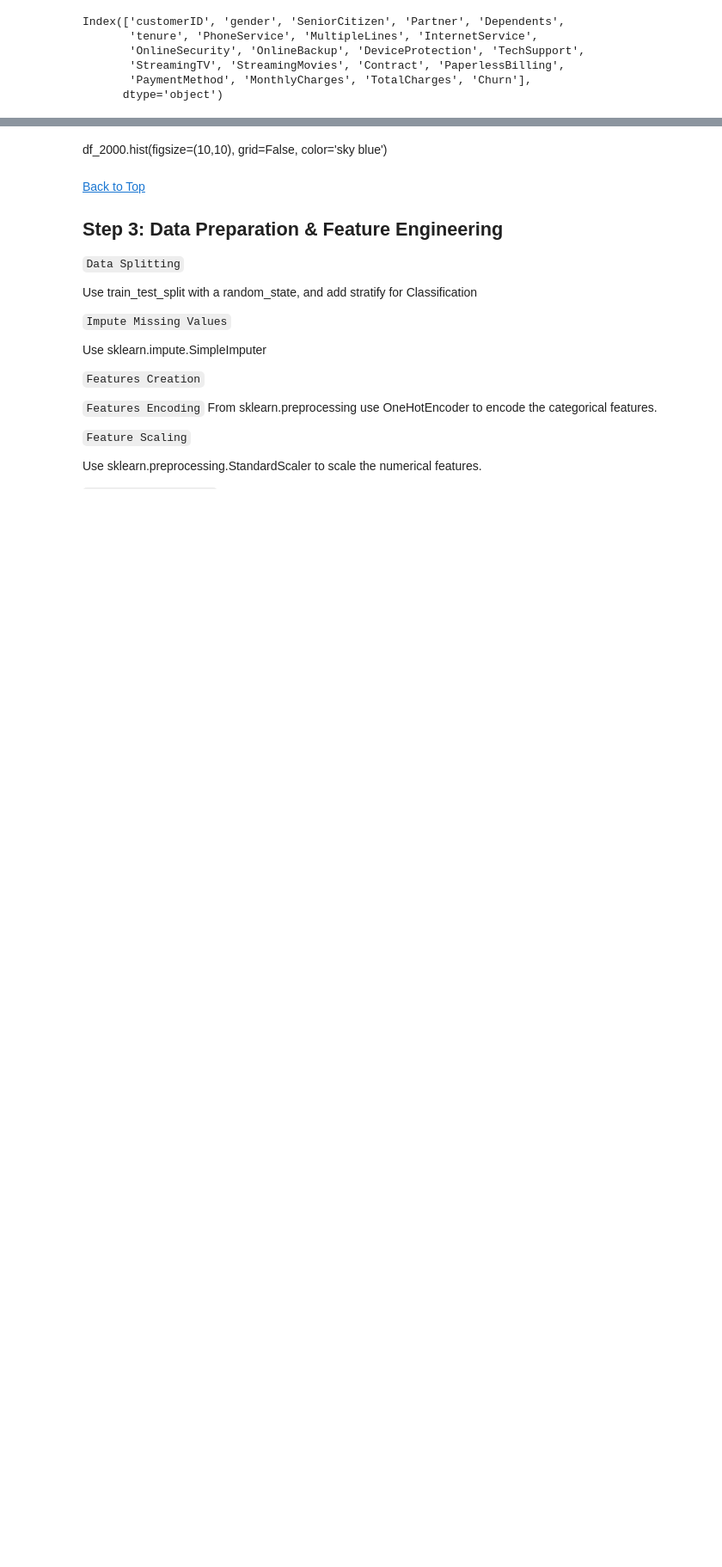
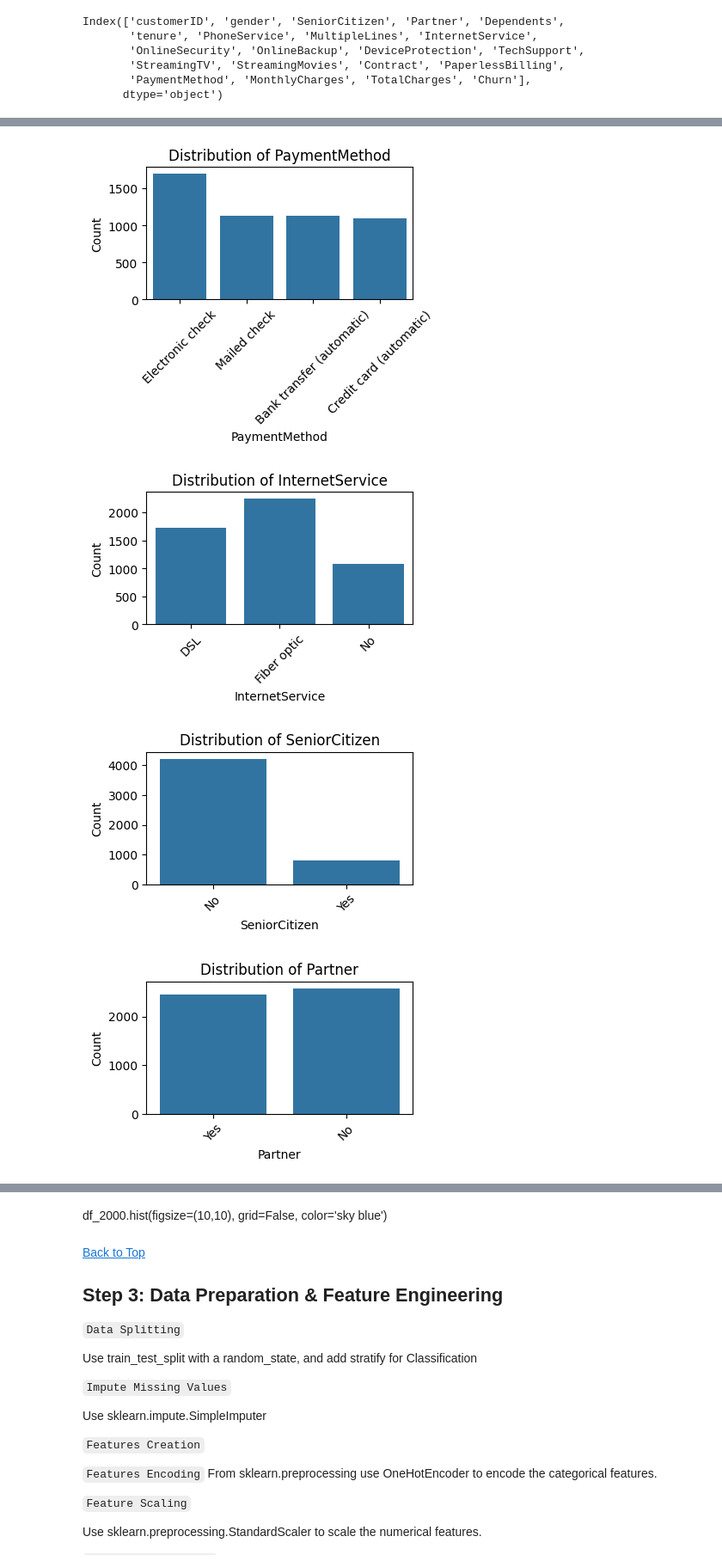
Before and after one commit to worlakuma/Machine-Learning-Prediction-Model-for-a-Telecommunications-Provider, a Jupyter notebook: LP2_Marchine_Learning_Project.ipynb, the cells around one changed output, grey strips where cells are left out. Shown at 86% size. Cells and saved outputs as stored; diff of their text form; code cells hidden in the pictures; blank space fills up the shorter version.

```diff
--- a/LP2_Marchine_Learning_Project.ipynb
+++ b/LP2_Marchine_Learning_Project.ipynb
@@ -504,0 +671,17 @@ plt.show()
+# %%
+# Sample of categorical features for univariate analysis
+categorical_features = ['PaymentMethod', 'InternetService', 'SeniorCitizen', 'Partner', 'Dependents', 'TechSupport']
+
+for feature in categorical_features:
+    plt.figure(figsize=(4, 2))
+    sns.countplot(data=df_train, x=feature)
+    plt.title(f'Distribution of {feature}')
+    plt.xlabel(feature)
+    plt.ylabel('Count')
+    plt.xticks(rotation=45)
+    plt.show()
+# %% [output]
+[figure, added]
+[figure, added]
+[figure, added]
+[figure, added]
```
Also changed, not shown: parts of 34 cells of this notebook.
